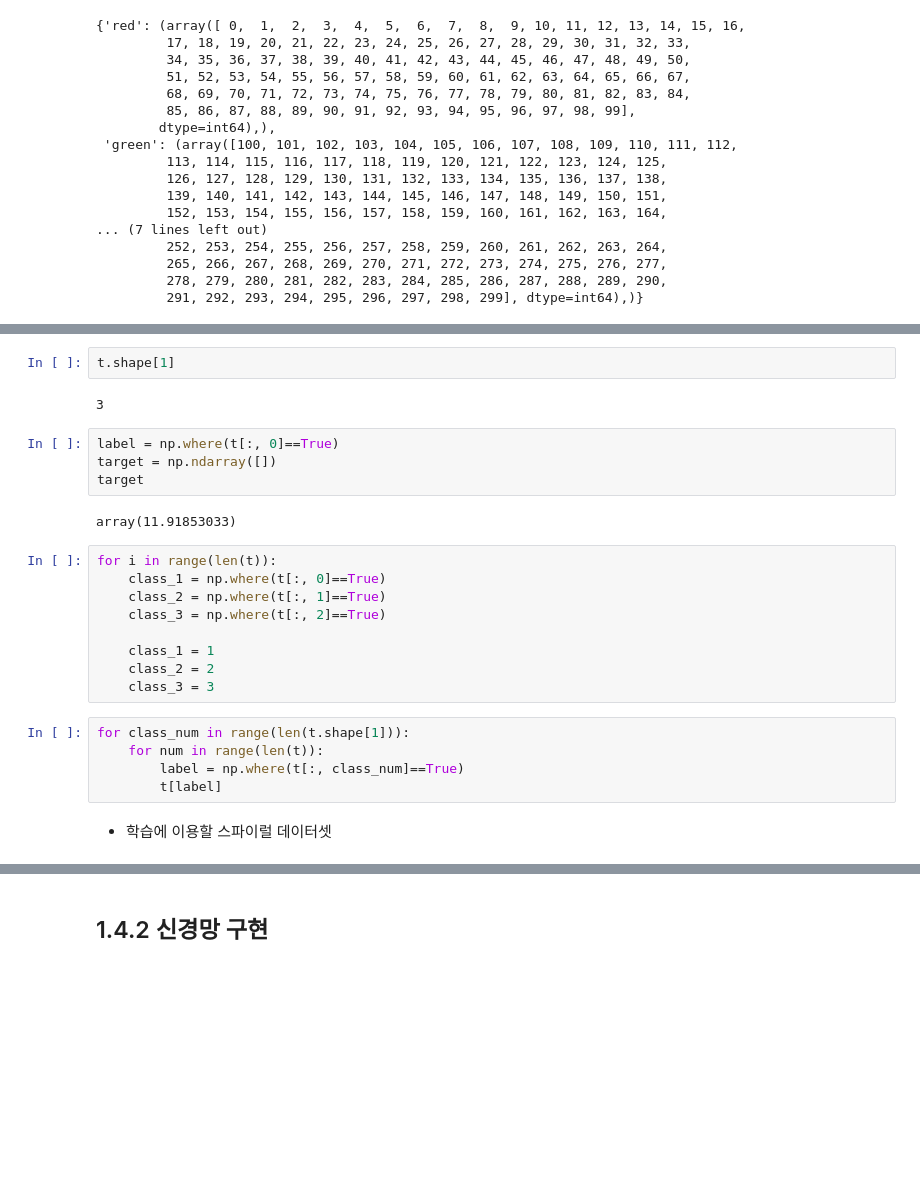
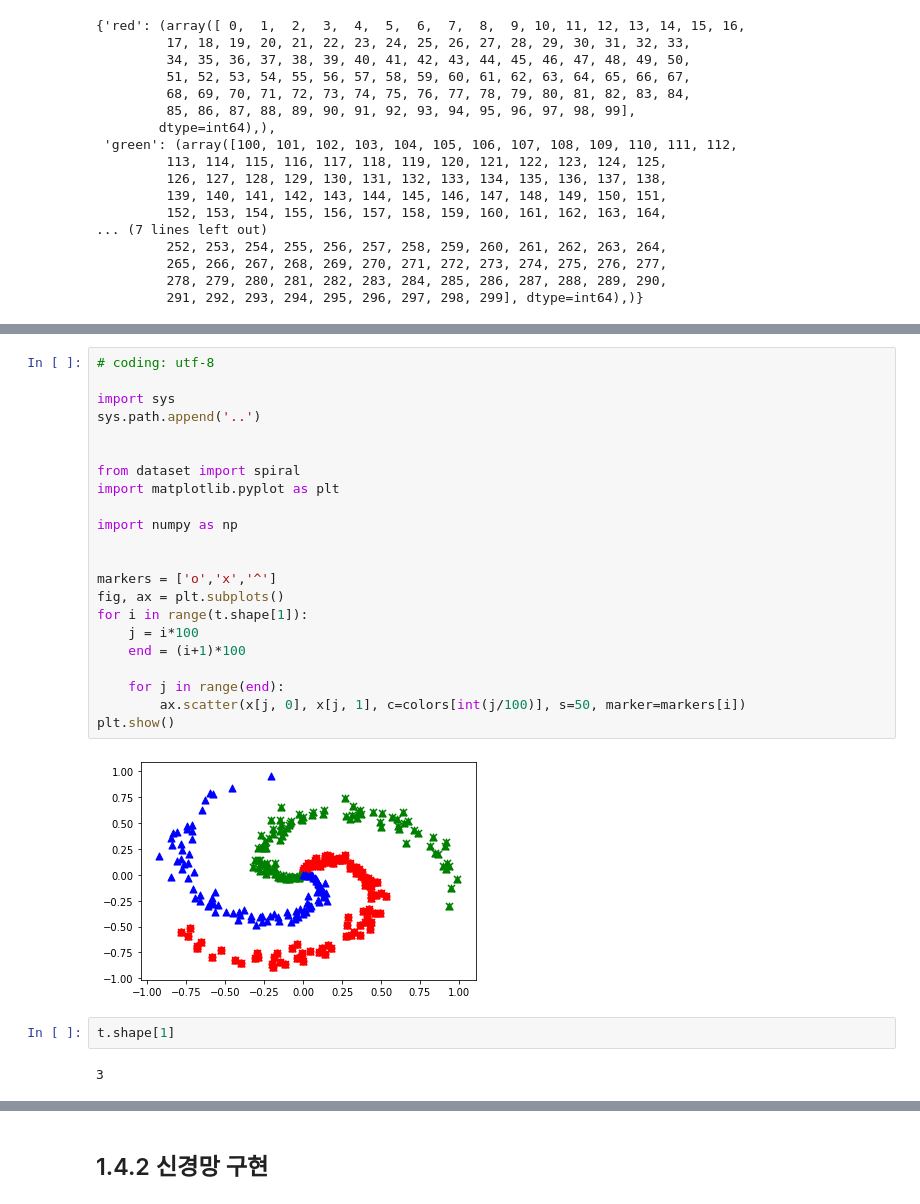
Before and after one commit to Steve-YJ/deep-learning-from-scratch-studying, a Jupyter notebook: 05_Deep-Learning-from-Scratch-2-RNN.NLP/Chap1. 신경망 복습/Chap1-1.4 신경망으로 문제를 풀다.ipynb, the cells around one changed output, grey strips where cells are left out. Saved outputs shown, nothing was run; the diff lists cells and outputs as text; blank space fills up the shorter version.

```diff
--- a/05_Deep-Learning-from-Scratch-2-RNN.NLP/Chap1. 신경망 복습/Chap1-1.4 신경망으로 문제를 풀다.ipynb
+++ b/05_Deep-Learning-from-Scratch-2-RNN.NLP/Chap1. 신경망 복습/Chap1-1.4 신경망으로 문제를 풀다.ipynb
@@ -171,26 +216,28 @@ array([0, 0, 0, 0, 0, 0, 0, 0, 0, 0, 0, 0, 0, 0, 0, 0, 0, 0, 0, 0, 0, 0,
+# %%
+# coding: utf-8
+
+import sys
+sys.path.append('..')
+
+
+from dataset import spiral
+import matplotlib.pyplot as plt
+
+import numpy as np
+
+
+markers = ['o','x','^']
+fig, ax = plt.subplots()
+for i in range(t.shape[1]):
+    j = i*100
+    end = (i+1)*100
+
+    for j in range(end):
+        ax.scatter(x[j, 0], x[j, 1], c=colors[int(j/100)], s=50, marker=markers[i])
+plt.show()
+# %% [output]
+[figure, added]
 # %%
 t.shape[1]
 # %% [output]
 3
-# %%
-label = np.where(t[:, 0]==True)
-target = np.ndarray([])
-target
-# %% [output]
-array(11.91853033)
-# %%
-for i in range(len(t)):
-    class_1 = np.where(t[:, 0]==True)
-    class_2 = np.where(t[:, 1]==True)
-    class_3 = np.where(t[:, 2]==True)
-
-    class_1 = 1
-    class_2 = 2
-    class_3 = 3
-# %%
-for class_num in range(len(t.shape[1])):
-    for num in range(len(t)):
-        label = np.where(t[:, class_num]==True)
-        t[label]
-# %% [markdown]
-* 학습에 이용할 스파이럴 데이터셋
```
Also changed, not shown: parts of 20 cells of this notebook.
